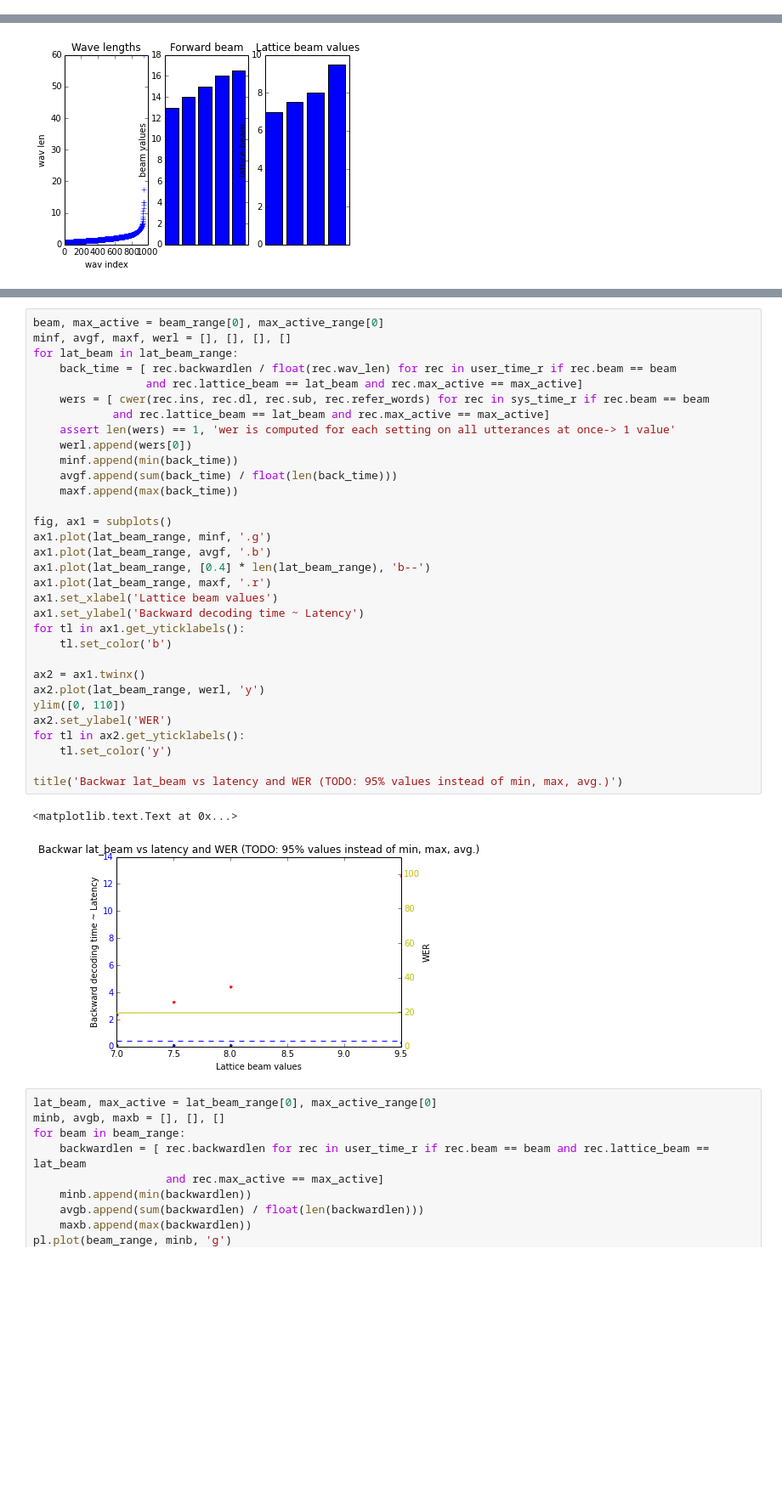
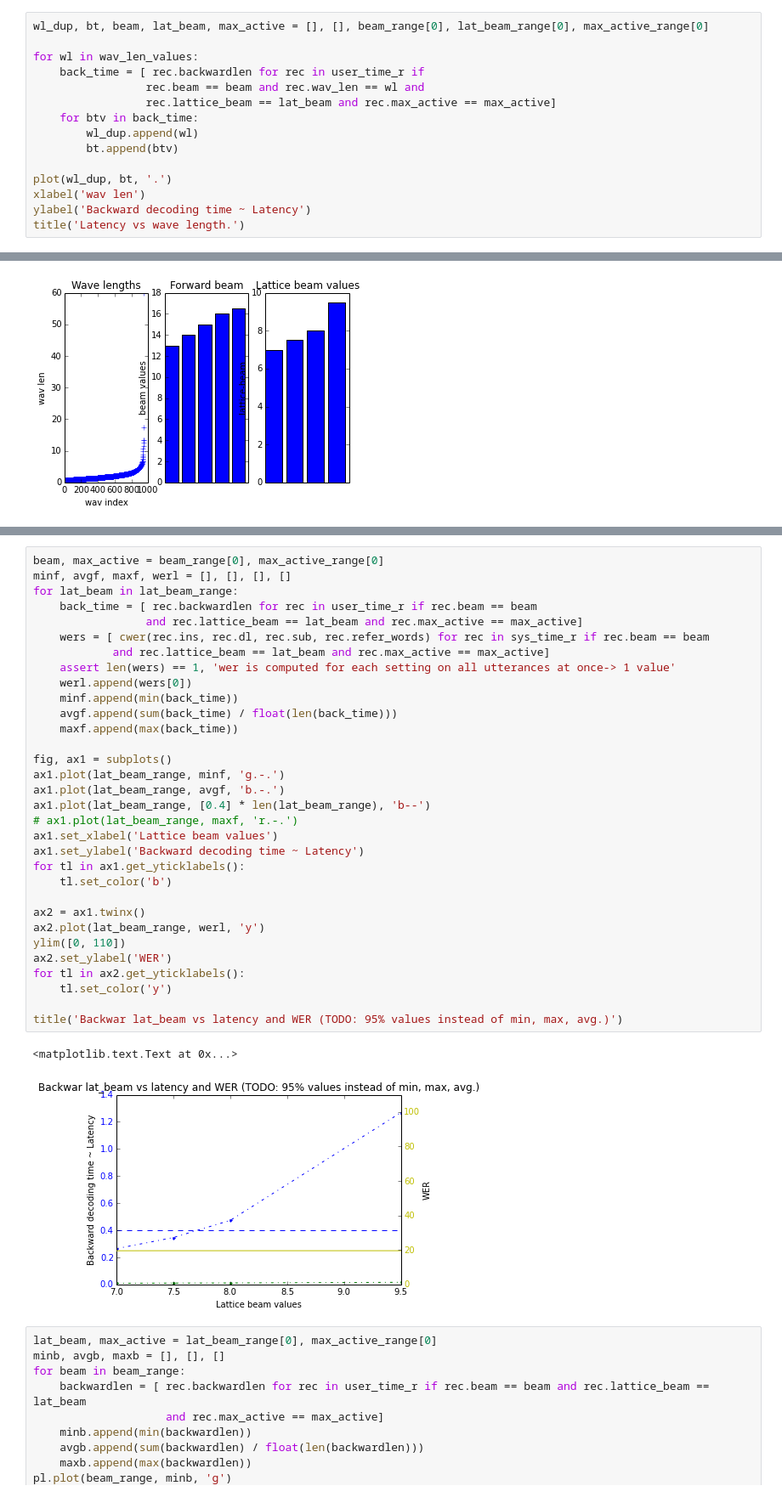
Before and after one commit to oplatek/pykaldi-eval, a Jupyter notebook: Pykaldi-evaluation.ipynb, the cells around one changed output, grey strips where cells are left out. Shown at 85% size. Cells and saved outputs as stored; diff of their text form; blank space fills up the shorter version.

```diff
--- a/Pykaldi-evaluation.ipynb
+++ b/Pykaldi-evaluation.ipynb
@@ -44,3 +44,18 @@ TODO graphs
  * x axes: percentil for wav recordings, f1(x) == RTF, f2(x) == 1.0 - teoretical acceptible treshold RTF, f3(x) == 0.6 - practical stricter treshold
  * x axes: percentil for wav recordings, f1(x) == latency, f2(x) == 0.4s - acceptabel latency treshold
  * For Google: x axes: percentil for wav recordings, f1(x) == latency, f2(x) == 0.4s - acceptabel latency treshold
+# %%
+wl_dup, bt, beam, lat_beam, max_active = [], [], beam_range[0], lat_beam_range[0], max_active_range[0]
+
+for wl in wav_len_values:
+    back_time = [ rec.backwardlen for rec in user_time_r if
+                 rec.beam == beam and rec.wav_len == wl and
+                 rec.lattice_beam == lat_beam and rec.max_active == max_active]
+    for btv in back_time:
+        wl_dup.append(wl)
+        bt.append(btv)
+
+plot(wl_dup, bt, '.')
+xlabel('wav len')
+ylabel('Backward decoding time ~ Latency')
+title('Latency vs wave length.')
@@ -108,38 +126,38 @@ title('Forward beam vs forward RTF and WER (TODO: 95% values instead of min, max
 # %%
 beam, max_active = beam_range[0], max_active_range[0]
 minf, avgf, maxf, werl = [], [], [], []
 for lat_beam in lat_beam_range:
-    back_time = [ rec.backwardlen / float(rec.wav_len) for rec in user_time_r if rec.beam == beam
+    back_time = [ rec.backwardlen for rec in user_time_r if rec.beam == beam
                  and rec.lattice_beam == lat_beam and rec.max_active == max_active]
     wers = [ cwer(rec.ins, rec.dl, rec.sub, rec.refer_words) for rec in sys_time_r if rec.beam == beam
             and rec.lattice_beam == lat_beam and rec.max_active == max_active]
     assert len(wers) == 1, 'wer is computed for each setting on all utterances at once-> 1 value'
     werl.append(wers[0])
     minf.append(min(back_time))
     avgf.append(sum(back_time) / float(len(back_time)))
     maxf.append(max(back_time))
 
 fig, ax1 = subplots()
-ax1.plot(lat_beam_range, minf, '.g')
-ax1.plot(lat_beam_range, avgf, '.b')
+ax1.plot(lat_beam_range, minf, 'g.-.')
+ax1.plot(lat_beam_range, avgf, 'b.-.')
 ax1.plot(lat_beam_range, [0.4] * len(lat_beam_range), 'b--')
-ax1.plot(lat_beam_range, maxf, '.r')
+# ax1.plot(lat_beam_range, maxf, 'r.-.')
 ax1.set_xlabel('Lattice beam values')
 ax1.set_ylabel('Backward decoding time ~ Latency')
 for tl in ax1.get_yticklabels():
     tl.set_color('b')
 
 ax2 = ax1.twinx()
 ax2.plot(lat_beam_range, werl, 'y')
 ylim([0, 110])
 ax2.set_ylabel('WER')
 for tl in ax2.get_yticklabels():
     tl.set_color('y')
 
 title('Backwar lat_beam vs latency and WER (TODO: 95% values instead of min, max, avg.)')
 # %% [output]
 <matplotlib.text.Text at 0x...>
-[figure, old version]
+[figure, new version]
 # %%
 lat_beam, max_active = lat_beam_range[0], max_active_range[0]
 minb, avgb, maxb = [], [], []
```
Also changed, not shown: parts of 3 cells of this notebook.
